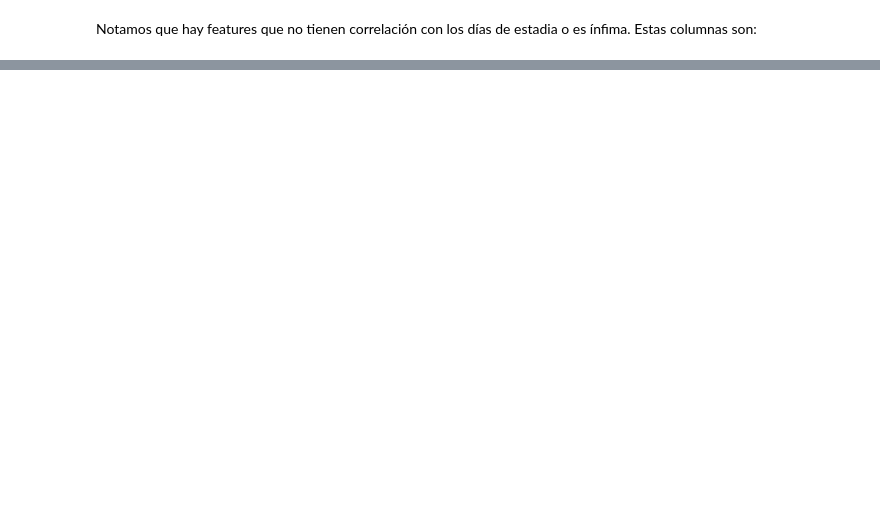
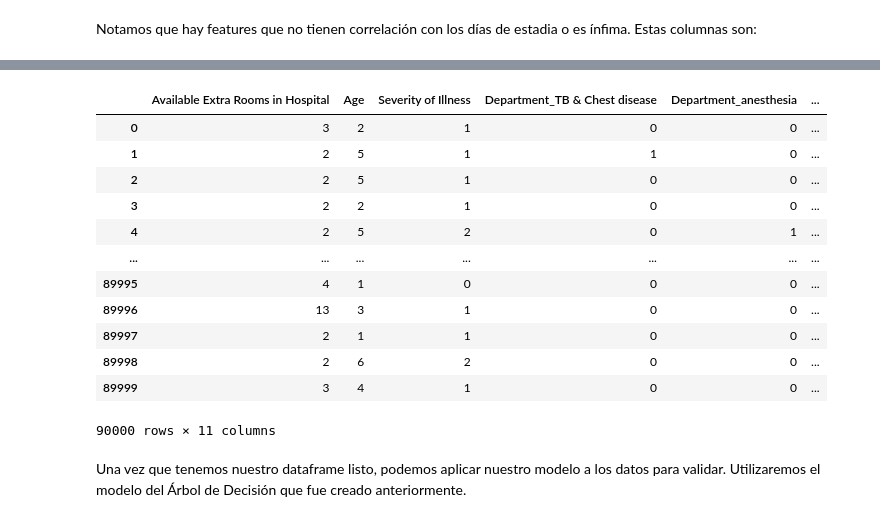
Before and after one commit to ValenteFog/PI02_Datathon, a Jupyter notebook: PI02_01_Procesos.ipynb, the cells around one changed output, grey strips where cells are left out. Saved outputs shown, nothing was run; the diff lists cells and outputs as text; code cells hidden in the pictures; blank space fills up the shorter version.

```diff
--- a/PI02_01_Procesos.ipynb
+++ b/PI02_01_Procesos.ipynb
@@ -377,0 +377,42 @@ joblib.dump(pipe_dt, 'Modelo_Arbol_de_Decision.pkl', compress=1)
+# %%
+edad_cat = ['0-10', '11-20', '21-30', '31-40', '41-50', '51-60', '61-70', '71-80', '81-90', '91-100']
+complejidad_cat = ['Minor', 'Moderate', 'Extreme']
+
+ordinal_encoder = OrdinalEncoder(categories=[edad_cat, complejidad_cat])
+df_test[['Age', 'Severity of Illness']] = ordinal_encoder.fit_transform(df_test[['Age', 'Severity of Illness']])
+# %%
+labels = ['Department', 'gender', 'Type of Admission']
+
+ohe = OneHotEncoder(categories='auto')
+
+labels_list = ohe.fit_transform(df_test[labels]).toarray()
+
+ohe_labels = ohe.get_feature_names_out(labels)
+
+new_columns = pd.DataFrame(labels_list, columns=ohe_labels)
+# %%
+df_test = df_test.join(new_columns)
+df_test.drop(columns=labels, inplace=True)
+df_test = df_test.astype('int64')
+# %%
+columnas = ['staff_available', 'Type of Admission_Emergency', 'Type of Admission_Trauma', 'Type of Admission_Urgent']
+
+df_test.drop(columns=columnas, inplace=True)
+# %%
+df_test
+# %% [output]
+|  | Available Extra Rooms in Hospital | Age | Severity of Illness | Department_TB & Chest disease | Department_anesthesia | ... |
+| 0 | 3 | 2 | 1 | 0 | 0 | ... |
+| 1 | 2 | 5 | 1 | 1 | 0 | ... |
+| 2 | 2 | 5 | 1 | 0 | 0 | ... |
+| 3 | 2 | 2 | 1 | 0 | 0 | ... |
+| 4 | 2 | 5 | 2 | 0 | 1 | ... |
+| ... | ... | ... | ... | ... | ... | ... |
+| 89995 | 4 | 1 | 0 | 0 | 0 | ... |
+| 89996 | 13 | 3 | 1 | 0 | 0 | ... |
+| 89997 | 2 | 1 | 1 | 0 | 0 | ... |
+| 89998 | 2 | 6 | 2 | 0 | 0 | ... |
+| 89999 | 3 | 4 | 1 | 0 | 0 | ... |
+90000 rows × 11 columns
+# %% [markdown]
+Una vez que tenemos nuestro dataframe listo, podemos aplicar nuestro modelo a los datos para validar. Utilizaremos el modelo del Árbol de Decisión que fue creado anteriormente.
```
Also changed, not shown: parts of 56 cells of this notebook, 5 other files.
